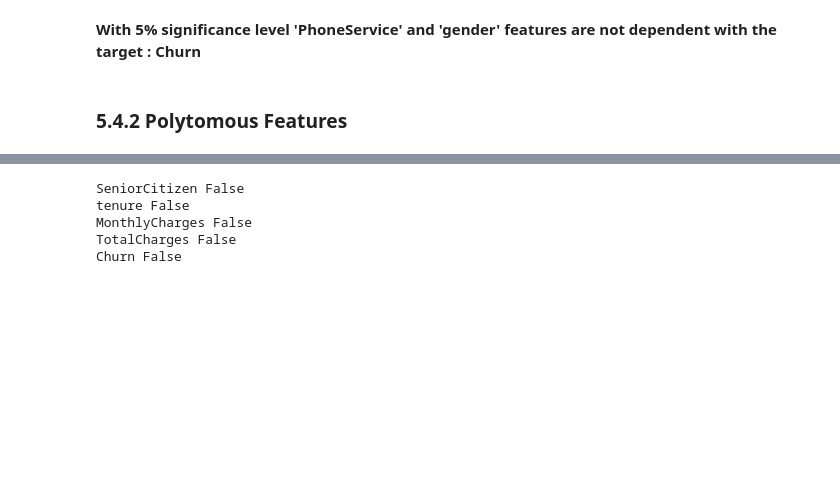
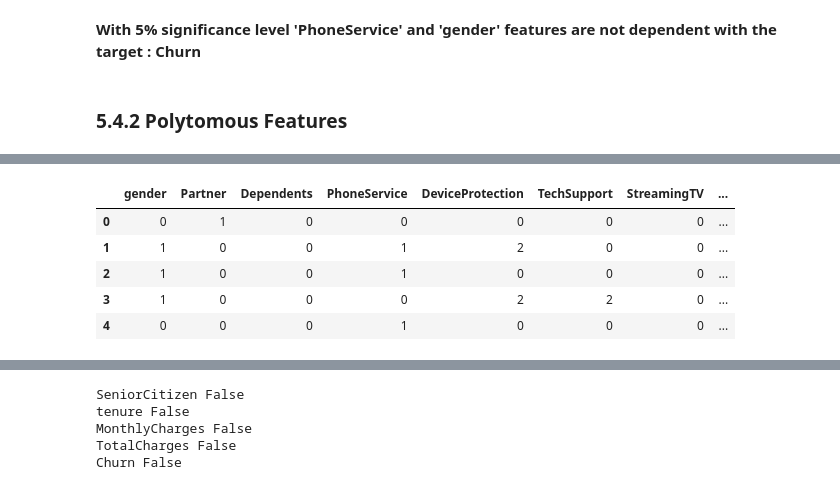
Before and after one commit to makina0928/Getting-started-with-ML, a Jupyter notebook: EDA_ML.ipynb, the cells around one changed output, grey strips where cells are left out. Saved outputs shown, nothing was run; the diff lists cells and outputs as text; code cells hidden in the pictures; blank space fills up the shorter version.

```diff
--- a/EDA_ML.ipynb
+++ b/EDA_ML.ipynb
@@ -1278,0 +1313,4 @@ df.head(2)
+# %%
+# Let us select categorical variables
+categorical_df = df.select_dtypes(include=['object', 'category'])
+categorical_df.head(2)
@@ -1375,0 +1329,21 @@ Interpreting the odds ratios in conjunction with the p-values allows us to deter
+# %%
+def encode_columns(categorical_df):
+    encoder = LabelEncoder()
+    encoded_dataframe = categorical_df.copy()
+
+    for column in encoded_dataframe.columns:
+        encoded_dataframe[column] = encoder.fit_transform(encoded_dataframe[column])
+
+    return encoded_dataframe
+# %%
+encoded_df = encode_columns(categorical_df)
+
+# Printing the encoded dataframe
+encoded_df.head()
+# %% [output]
+|  | gender | Partner | Dependents | PhoneService | DeviceProtection | TechSupport | StreamingTV | ... |
+| 0 | 0 | 1 | 0 | 0 | 0 | 0 | 0 | ... |
+| 1 | 1 | 0 | 0 | 1 | 2 | 0 | 0 | ... |
+| 2 | 1 | 0 | 0 | 1 | 0 | 0 | 0 | ... |
+| 3 | 1 | 0 | 0 | 0 | 2 | 2 | 0 | ... |
+| 4 | 0 | 0 | 0 | 1 | 0 | 0 | 0 | ... |
```
Also changed, not shown: parts of 14 cells of this notebook, 1 other file.
